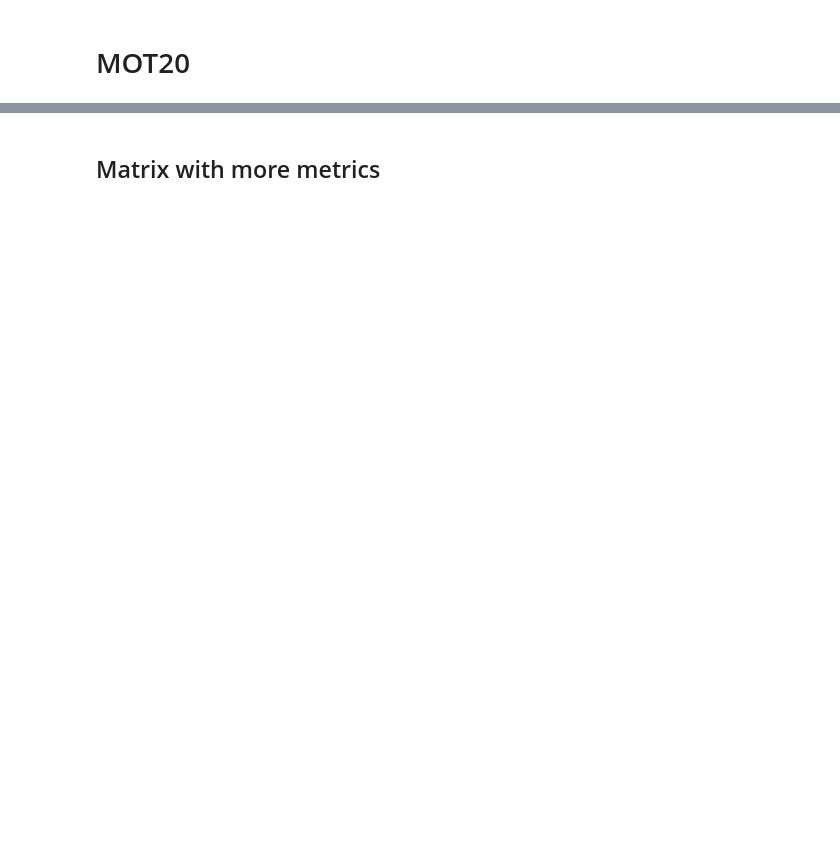
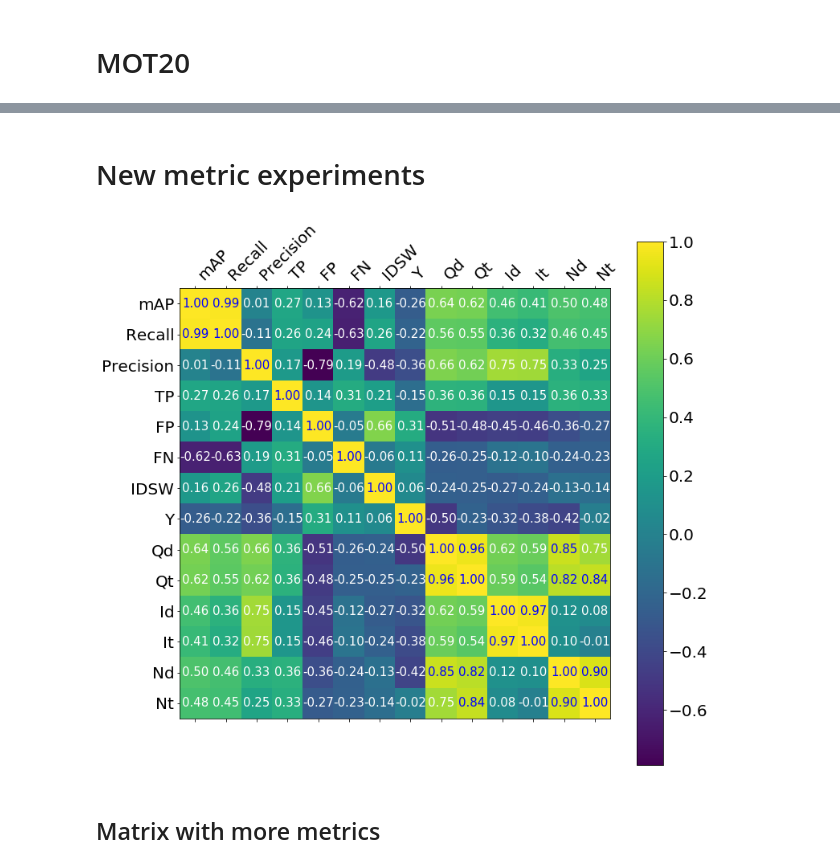
Before and after one commit to JorgeMunnozAguado/MOT-experimental-framework, a Jupyter notebook: analysis/Comparison.ipynb, the cells around one changed output, grey strips where cells are left out. Cells and saved outputs as stored; diff of their text form; code cells hidden in the pictures; blank space fills up the shorter version.

```diff
--- a/analysis/Comparison.ipynb
+++ b/analysis/Comparison.ipynb
@@ -211,3 +207,12 @@ m[['mAP', 'Precision', 'Recall', 'TP', 'FP', 'FN', 'HOTA(0)', 'MOTA', 'MOTP', 'I
+# %% [markdown]
+# New metric experiments
+# %%
+metrics = ['mAP', 'Recall', 'Precision', 'TP', 'FP', 'FN', 'IDSW', 'Y', 'Qd', 'Qt', 'Id', 'It', 'Nd', 'Nt']
+result_m = aux.correlation_metrics(tb_17, metrics)
+
+aux.plot_matrix(result_m, metrics)
+# %% [output]
+[figure, added]
 # %% [markdown]
 ## Matrix with more metrics
 # %%
```
Also changed, not shown: parts of 22 cells of this notebook, 2 other files.
